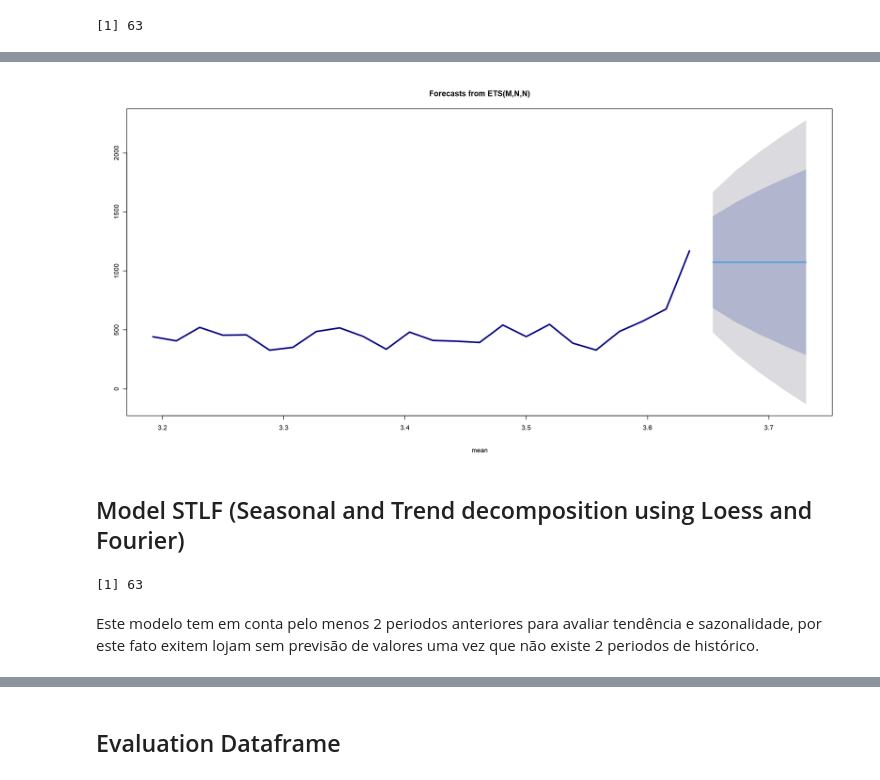
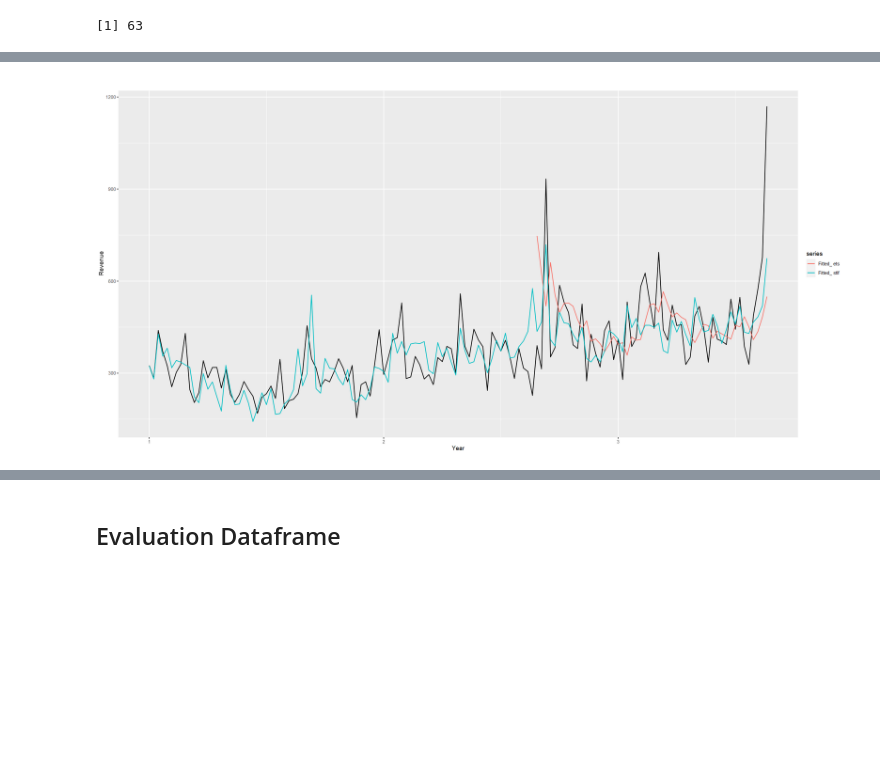
Before and after one commit to E-man85/projectII, a Jupyter notebook: modeling/etsModels.ipynb, the cells around one changed output, grey strips where cells are left out. Saved outputs shown, nothing was run; the diff lists cells and outputs as text; code cells hidden in the pictures; blank space fills up the shorter version.

Commit message:
etsModels

```diff
--- a/modeling/etsModels.ipynb
+++ b/modeling/etsModels.ipynb
@@ -8,8 +8,9 @@ library(ggplot2)
 library(forecast)
 library(tidyverse)
 # %%
-path <- "C:/Users/Egomes/Desktop/PG_Analytics_Data_science_empresarial/Isla_gaia/14-ProjetoII/projetoII/dataStaging/forecastRevenue.csv"
+path <- "https://raw.githubusercontent.com/E-man85/projectII/main/dataStaging/grainWeekMultipleVariables.csv"
 df <- read.csv(path)
+df <- df[, c('store_id','date', 'summed_revenue')]
 rm(path)
 head(df)
 str(df)
@@ -168,0 +264,28 @@ length(ets_prev)
+# %%
+# Model ETS (Error, Trend, Seasonality)
+# Armazenar previsões ets model
+ets_prev <- list()
+# Loop
+for (ts in names(ts_train)){
+    data <- ts_train[[ts]]
+    data <- tail(data, 52)
+    model_ets <- forecast(ets(data), h = 5)
+    ets_prev[[ts]] <- model_ets$mean
+}
+length(ets_prev)
+# Model STLF (Seasonal and Trend decomposition using Loess and Fourier)
+# O modelo STLF é particularmente útil para dados com tendência e sazonalidade, pois é capaz de capturar tanto os padrões sazonais quanto a tendência de longo prazo.
+# Armazenar previsões stlf model
+stlf_prev <- list()
+# Loop
+for (ts in names(ts_train)){
+  if (ts %in% c("S0005", "S0007", "S0036", "S0046","S0061","S0071", "S0076", "S0092","S0109","S0136")) {
+    # series que não têm 2 periodos completos
+    stlf_prev[[ts]] <- rep(NA, 5)
+  } else {
+    data <- ts_train[[ts]]
+    model_stlf <- stlf(data,5)
+    stlf_prev[[ts]] <- model_stlf$mean
+  }
+}
+length(stlf_prev)
@@ -202,35 +356,9 @@ Model df: 0.   Total lags used: 5
 # %%
-# Ver previsões ex: loja S0143
+# Fitted modelo  ex: loja S0143
 options(repr.plot.width = 20, repr.plot.height = 10)
-predict_ets_model <- model_ets
-plot(predict_ets_model,
-     sub = "mean",
-     col = "navyblue",
-     lwd = 3)
+autoplot(ts_train[[63]]) +
+  autolayer(fitted(model_ets), series="Fitted_ ets") +
+  autolayer(fitted(model_stlf), series="Fitted_ stlf") +
+  ylab("Revenue") + xlab("Year")
 # %% [output]
-[figure, old version]
+[figure, new version]
-# %% [markdown]
-## Model STLF (Seasonal and Trend decomposition using Loess and Fourier)
-# %%
-# Model STLF (Seasonal and Trend decomposition using Loess and Fourier)
-# O modelo STLF é particularmente útil para dados com tendência e sazonalidade, pois é capaz de capturar tanto os padrões sazonais quanto a tendência de longo prazo.
-
-# Armazenar previsões stlf model
-stlf_prev <- list()
-
-# Loop
-for (ts in names(ts_train)){
-  if (ts %in% c("S0005", "S0007", "S0036", "S0046","S0061","S0071", "S0076", "S0092","S0109","S0136")) {
-    # series que não têm 2 periodos completos
-    stlf_prev[[ts]] <- rep(NA, 5)
-  } else {
-    data <- ts_train[[ts]]
-    model_stlf <- stlf(data,5)
-    stlf_prev[[ts]] <- model_stlf$mean
-  }
-}
-length(stlf_prev)
-# %% [output]
-[1] 63
-# %% [markdown]
-Este modelo tem em conta pelo menos 2 periodos anteriores para avaliar tendência e sazonalidade, por este fato exitem lojam sem previsão de valores uma vez que não existe 2 periodos de histórico.
```
Also changed, not shown: parts of 36 cells of this notebook.
